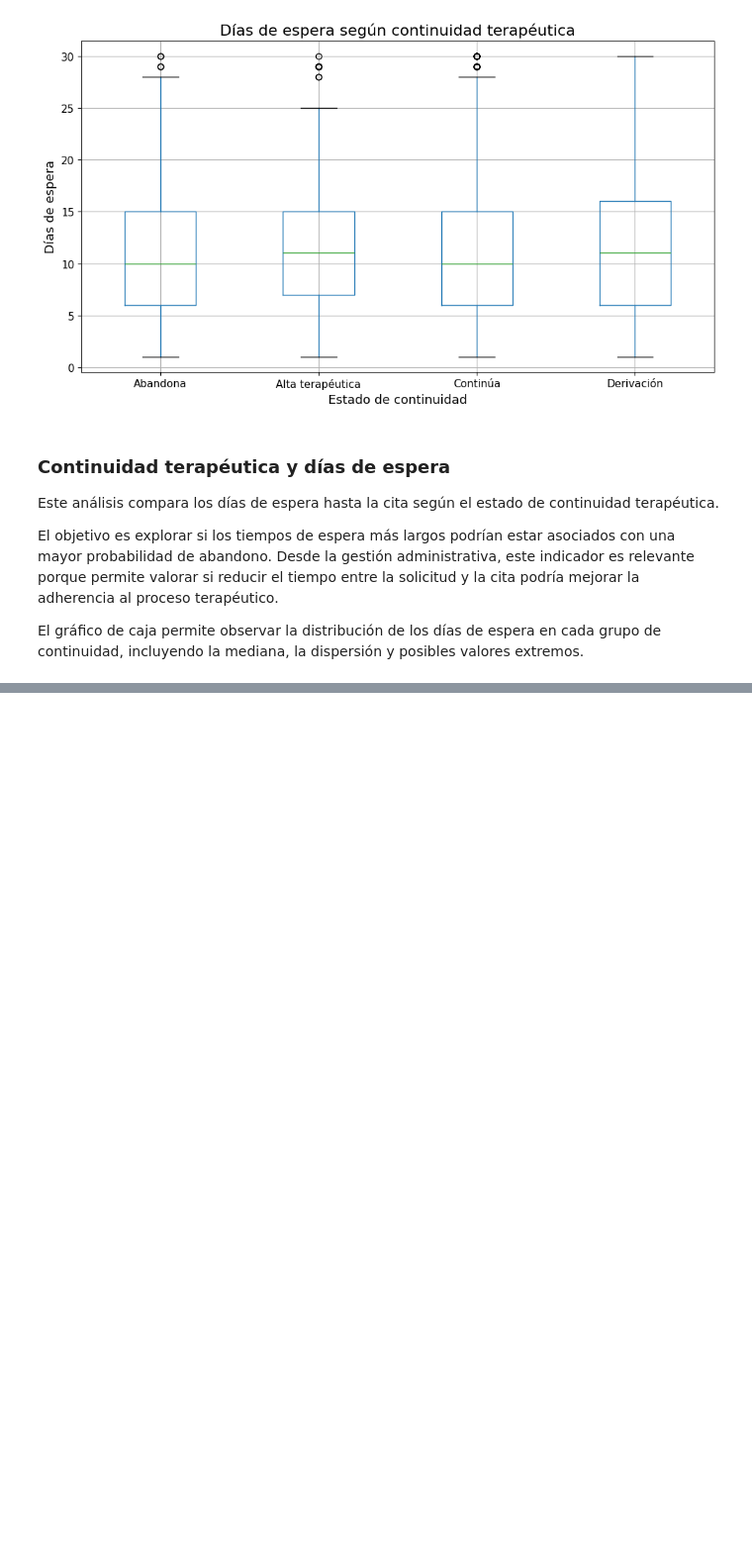
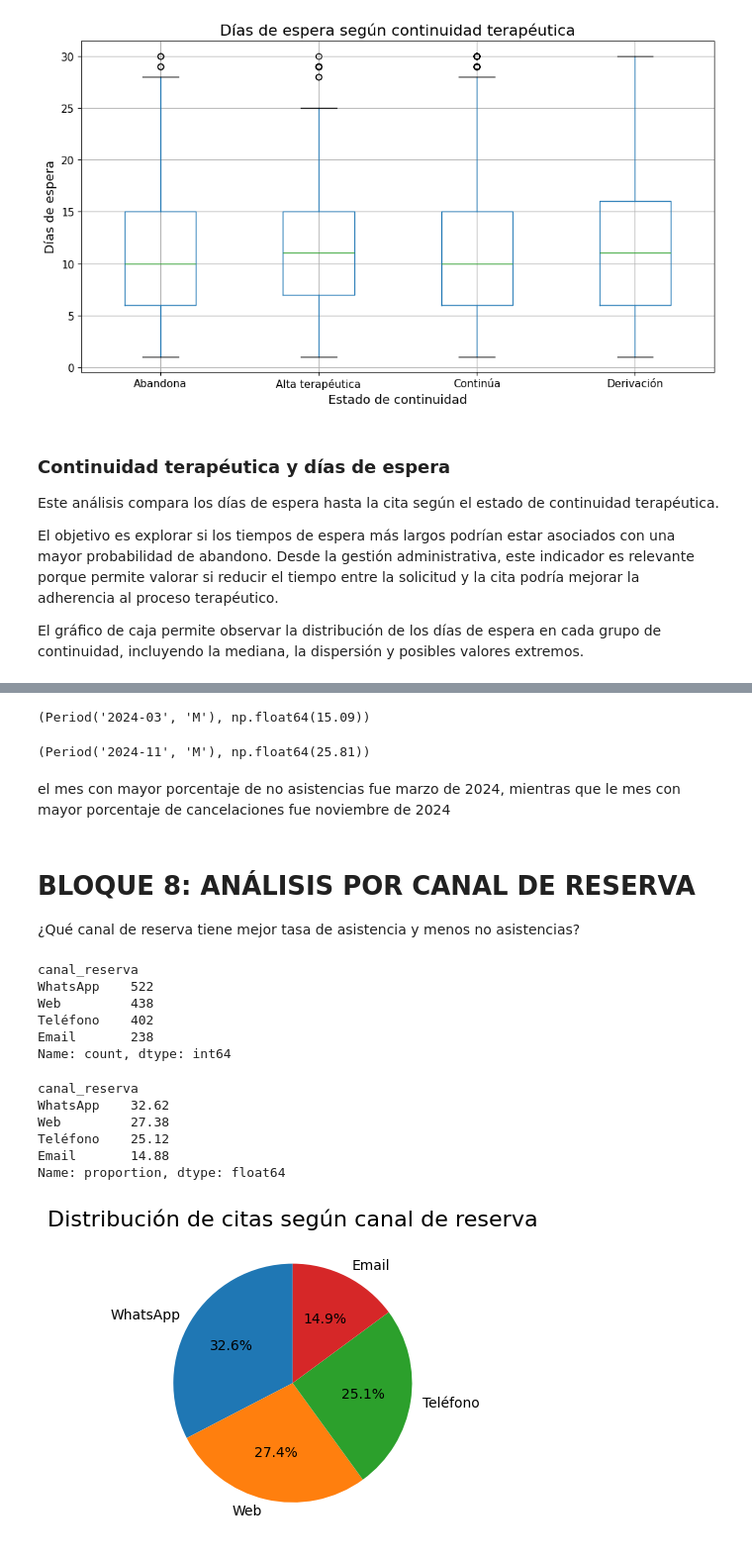
Before and after one commit to martalm67/clinimind-analytics, a Jupyter notebook: notebooks/02_analisis_exploratorio.ipynb, the cells around one changed output, grey strips where cells are left out. Shown at 99% size. Cells and saved outputs as stored; diff of their text form; code cells hidden in the pictures; blank space fills up the shorter version.

```diff
--- a/notebooks/02_analisis_exploratorio.ipynb
+++ b/notebooks/02_analisis_exploratorio.ipynb
@@ -478,0 +635,52 @@ El gráfico de caja permite observar la distribución de los días de espera en
+# %%
+# DETECTAR EL MES CON MAYOR TASA DE NO ASISTENCIA
+mes_mayor_no_asistencia = estado_por_mes_porcentaje["No asistida"].idxmax()
+porcentaje_mas_no_asistencia = estado_por_mes_porcentaje["No asistida"].max()
+mes_mayor_no_asistencia, porcentaje_mas_no_asistencia
+# %% [output]
+(Period('2024-03', 'M'), np.float64(15.09))
+# %%
+# para cancelaciones
+mes_mas_cancelaciones = estado_por_mes_porcentaje["Cancelada"].idxmax()
+porcentaje_mas_cancelaciones = estado_por_mes_porcentaje["Cancelada"].max()
+
+mes_mas_cancelaciones, porcentaje_mas_cancelaciones
+# %% [output]
+(Period('2024-11', 'M'), np.float64(25.81))
+# %% [markdown]
+el mes con mayor porcentaje de no asistencias fue marzo de 2024, mientras que le mes con mayor porcentaje de cancelaciones fue noviembre de 2024
+# %% [markdown]
+# BLOQUE 8: ANÁLISIS POR CANAL DE RESERVA
+¿Qué canal de reserva tiene mejor tasa de asistencia y menos no asistencias?
+# %%
+df["canal_reserva"].value_counts()
+# %% [output]
+canal_reserva
+WhatsApp    522
+Web         438
+Teléfono    402
+Email       238
+Name: count, dtype: int64
+# %%
+# PORCENTAJE DE CANALES DE RESERVA
+canal_porcentaje = df["canal_reserva"].value_counts(normalize=True) * 100
+canal_porcentaje = canal_porcentaje.round(2)
+
+canal_porcentaje
+# %% [output]
+canal_reserva
+WhatsApp    32.62
+Web         27.38
+Teléfono    25.12
+Email       14.88
+Name: proportion, dtype: float64
+# %%
+# GRÁFICO CIRCULAR DE CANALES
+canal_porcentaje.plot(kind="pie", autopct="%1.1f%%", startangle=90, figsize=(4, 4))
+
+plt.title("Distribución de citas según canal de reserva", fontsize=16)
+plt.ylabel("")
+plt.tight_layout()
+plt.show()
+# %% [output]
+[figure, added]
```
Also changed, not shown: parts of 39 cells of this notebook.
